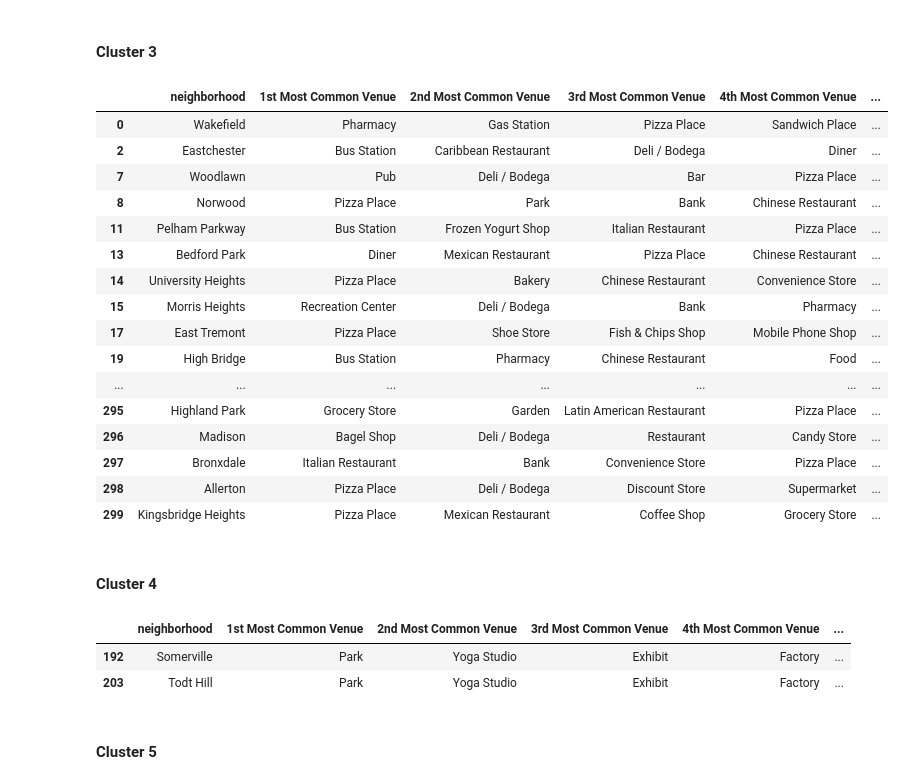
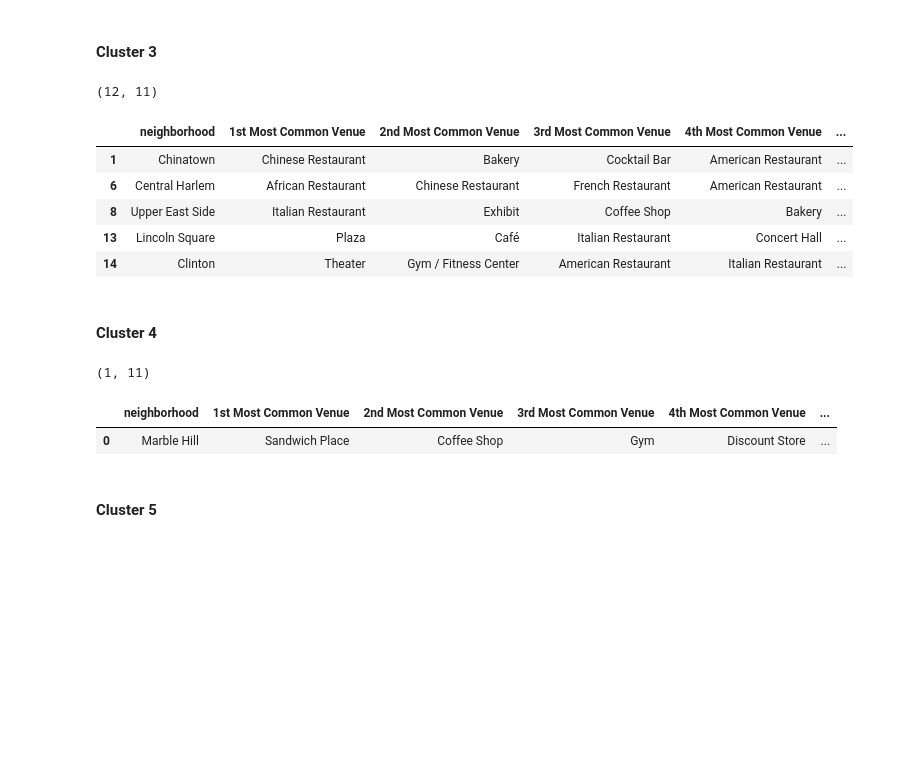
Before and after one commit to rafaelcgama/Capstone, a Jupyter notebook: final.ipynb, the cells around one changed output. Drawn from its saved outputs; the diff is of its cells as text; code cells hidden in the pictures; blank space fills up the shorter version.

```diff
--- a/final.ipynb
+++ b/final.ipynb
@@ -195,0 +213,5 @@ map_nyc
+# %%
+nyc_data = nyc_data.loc[nyc_data['borough'] == 'Manhattan'].reset_index(drop=True)
+
+print(nyc_data.shape)
+nyc_data.head()
@@ -195,0 +240,18 @@ map_nyc
+# %%
+# create map of Manhattan using latitude and longitude values
+map_manhattan = folium.Map(location=[latitude, longitude], zoom_start=11)
+
+# add markers to map
+for lat, lng, label in zip(nyc_data['latitude'], nyc_data['longitude'], nyc_data['neighborhood']):
+    label = folium.Popup(label, parse_html=True)
+    folium.CircleMarker(
+        [lat, lng],
+        radius=5,
+        popup=label,
+        color='blue',
+        fill=True,
+        fill_color='#3186cc',
+        fill_opacity=0.7,
+        parse_html=False).add_to(map_manhattan)
+
+map_manhattan
@@ -416,0 +487,11 @@ neighborhoods_venues_sorted.head()
+# %%
+from yellowbrick.cluster import KElbowVisualizer
+
+nyc_grouped_clustering = nyc_grouped.drop('neighborhood', 1)
+
+# Instantiate the clustering model and visualizer
+model = KMeans(random_state=42)
+visualizer = KElbowVisualizer(model, k=(4,12), metric='silhouette', timings=False, locate_elbow=True)
+
+visualizer.fit(nyc_grouped_clustering)# Fit the data to the visualizer
+visualizer.poof() # Finalize and render the figure
@@ -428,10 +503,9 @@ nyc_grouped.head()
 # %%
 # set number of clusters
-kclusters = 5
-nyc_grouped_clustering = nyc_grouped.drop('neighborhood', 1)
+kclusters = visualizer.elbow_value_
 
 # run k-means clustering
-kmeans = KMeans(n_clusters=kclusters, random_state=0).fit(nyc_grouped_clustering)
+kmeans = KMeans(n_clusters=kclusters, random_state=42).fit(nyc_grouped_clustering)
 
 # check cluster labels generated for each row in the dataframe
 kmeans.labels_[0:10]
@@ -526,33 +590,30 @@ nyc_merged.loc[nyc_merged['cluster_labels'] == 1, nyc_merged.columns[[2] + list(
 # %% [markdown]
 #### Cluster 3
 # %%
-nyc_merged.loc[nyc_merged['cluster_labels'] == 2, nyc_merged.columns[[2] + list(range(6, nyc_merged.shape[1]))]]
+nyc_cluster3 = nyc_merged.loc[nyc_merged['cluster_labels'] == 2, nyc_merged.columns[[2] + list(range(6, nyc_merged.shape[1]))]]
+
+
+print(nyc_cluster3.shape)
+nyc_cluster3.head()
 # %% [output]
+(12, 11)
 |  | neighborhood | 1st Most Common Venue | 2nd Most Common Venue | 3rd Most Common Venue | 4th Most Common Venue | ... |
-| 0 | Wakefield | Pharmacy | Gas Station | Pizza Place | Sandwich Place | ... |
-| 2 | Eastchester | Bus Station | Caribbean Restaurant | Deli / Bodega | Diner | ... |
-| 7 | Woodlawn | Pub | Deli / Bodega | Bar | Pizza Place | ... |
-| 8 | Norwood | Pizza Place | Park | Bank | Chinese Restaurant | ... |
-| 11 | Pelham Parkway | Bus Station | Frozen Yogurt Shop | Italian Restaurant | Pizza Place | ... |
-| 13 | Bedford Park | Diner | Mexican Restaurant | Pizza Place | Chinese Restaurant | ... |
-| 14 | University Heights | Pizza Place | Bakery | Chinese Restaurant | Convenience Store | ... |
-| 15 | Morris Heights | Recreation Center | Deli / Bodega | Bank | Pharmacy | ... |
-| 17 | East Tremont | Pizza Place | Shoe Store | Fish & Chips Shop | Mobile Phone Shop | ... |
-| 19 | High Bridge | Bus Station | Pharmacy | Chinese Restaurant | Food | ... |
-| ... | ... | ... | ... | ... | ... | ... |
-| 295 | Highland Park | Grocery Store | Garden | Latin American Restaurant | Pizza Place | ... |
-| 296 | Madison | Bagel Shop | Deli / Bodega | Restaurant | Candy Store | ... |
-| 297 | Bronxdale | Italian Restaurant | Bank | Convenience Store | Pizza Place | ... |
-| 298 | Allerton | Pizza Place | Deli / Bodega | Discount Store | Supermarket | ... |
-| 299 | Kingsbridge Heights | Pizza Place | Mexican Restaurant | Coffee Shop | Grocery Store | ... |
+| 1 | Chinatown | Chinese Restaurant | Bakery | Cocktail Bar | American Restaurant | ... |
+| 6 | Central Harlem | African Restaurant | Chinese Restaurant | French Restaurant | American Restaurant | ... |
+| 8 | Upper East Side | Italian Restaurant | Exhibit | Coffee Shop | Bakery | ... |
+| 13 | Lincoln Square | Plaza | Café | Italian Restaurant | Concert Hall | ... |
+| 14 | Clinton | Theater | Gym / Fitness Center | American Restaurant | Italian Restaurant | ... |
 # %% [markdown]
 #### Cluster 4
 # %%
-nyc_merged.loc[nyc_merged['cluster_labels'] == 3, nyc_merged.columns[[2] + list(range(6, nyc_merged.shape[1]))]]
+nyc_cluster4 = nyc_merged.loc[nyc_merged['cluster_labels'] == 3, nyc_merged.columns[[2] + list(range(6, nyc_merged.shape[1]))]]
+
+print(nyc_cluster4.shape)
+nyc_cluster4.head()
 # %% [output]
+(1, 11)
 |  | neighborhood | 1st Most Common Venue | 2nd Most Common Venue | 3rd Most Common Venue | 4th Most Common Venue | ... |
-| 192 | Somerville | Park | Yoga Studio | Exhibit | Factory | ... |
-| 203 | Todt Hill | Park | Yoga Studio | Exhibit | Factory | ... |
+| 0 | Marble Hill | Sandwich Place | Coffee Shop | Gym | Discount Store | ... |
 # %% [markdown]
 #### Cluster 5
 # %%
```
Also changed, not shown: parts of 82 cells of this notebook, 2 other files.
